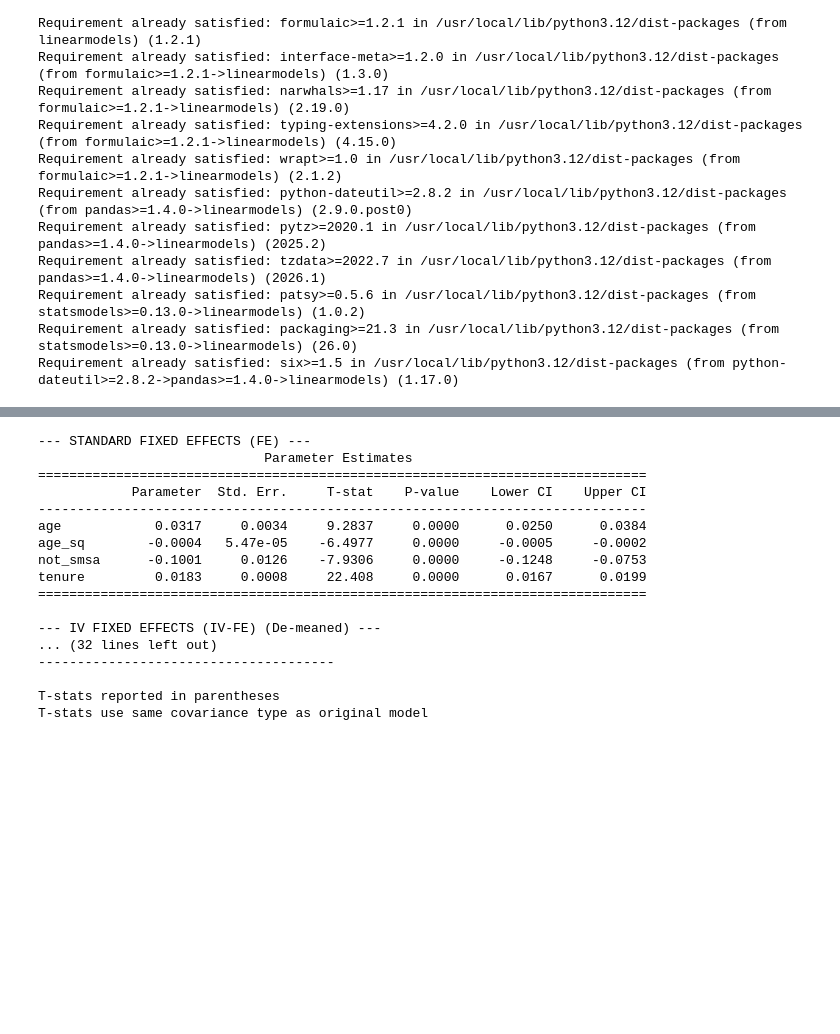
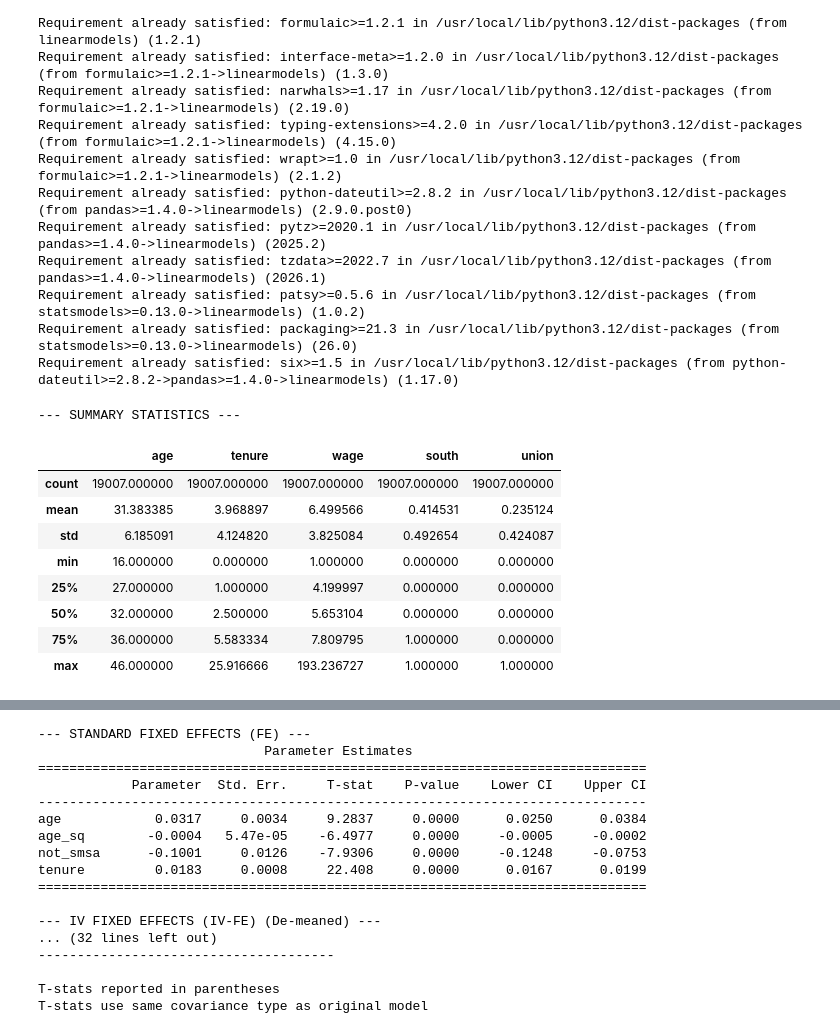
Before and after one commit to nosadchiy/public, a Jupyter notebook: IV_wages_tenure.ipynb, the cells around one changed output, grey strips where cells are left out. Saved outputs shown, nothing was run; the diff lists cells and outputs as text; code cells hidden in the pictures; blank space fills up the shorter version.

```diff
--- a/IV_wages_tenure.ipynb
+++ b/IV_wages_tenure.ipynb
@@ -31,3 +31,32 @@ Requirement already satisfied: tzdata>=2022.7 in /usr/local/lib/python3.12/dist-
 Requirement already satisfied: patsy>=0.5.6 in /usr/local/lib/python3.12/dist-packages (from statsmodels>=0.13.0->linearmodels) (1.0.2)
 Requirement already satisfied: packaging>=21.3 in /usr/local/lib/python3.12/dist-packages (from statsmodels>=0.13.0->linearmodels) (26.0)
 Requirement already satisfied: six>=1.5 in /usr/local/lib/python3.12/dist-packages (from python-dateutil>=2.8.2->pandas>=1.4.0->linearmodels) (1.17.0)
+# %%
+# 3. Data Prep
+df['age_sq'] = df['age'] ** 2
+
+# Drop rows with missing values in the variables we are using
+vars_to_keep = ['ln_wage', 'age', 'age_sq', 'not_smsa', 'tenure', 'union', 'south', 'idcode', 'year']
+df = df.dropna(subset=vars_to_keep)
+
+# Create actual wage from log wage for summary statistics
+df['wage'] = np.exp(df['ln_wage'])
+
+# Summary statistics for requested variables
+print("\n--- SUMMARY STATISTICS ---")
+vars_for_summary = ['age', 'tenure', 'wage', 'south', 'union']
+display(df[vars_for_summary].describe())
+
+# Set the multi-index required for panel models (Entity, Time)
+df_panel = df.set_index(['idcode', 'year'])
+# %% [output]
+--- SUMMARY STATISTICS ---
+|  | age | tenure | wage | south | union |
+| count | 19007.000000 | 19007.000000 | 19007.000000 | 19007.000000 | 19007.000000 |
+| mean | 31.383385 | 3.968897 | 6.499566 | 0.414531 | 0.235124 |
+| std | 6.185091 | 4.124820 | 3.825084 | 0.492654 | 0.424087 |
+| min | 16.000000 | 0.000000 | 1.000000 | 0.000000 | 0.000000 |
+| 25% | 27.000000 | 1.000000 | 4.199997 | 0.000000 | 0.000000 |
+| 50% | 32.000000 | 2.500000 | 5.653104 | 0.000000 | 0.000000 |
+| 75% | 36.000000 | 5.583334 | 7.809795 | 1.000000 | 0.000000 |
+| max | 46.000000 | 25.916666 | 193.236727 | 1.000000 | 1.000000 |
```
Also changed, not shown: parts of 3 cells of this notebook.
